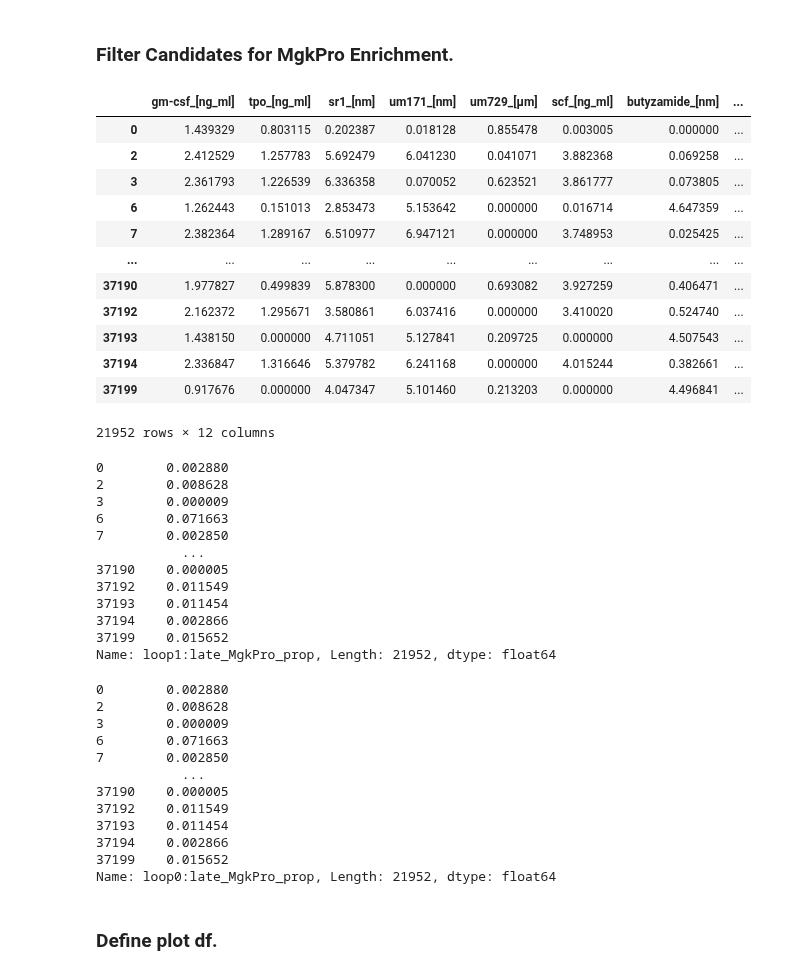
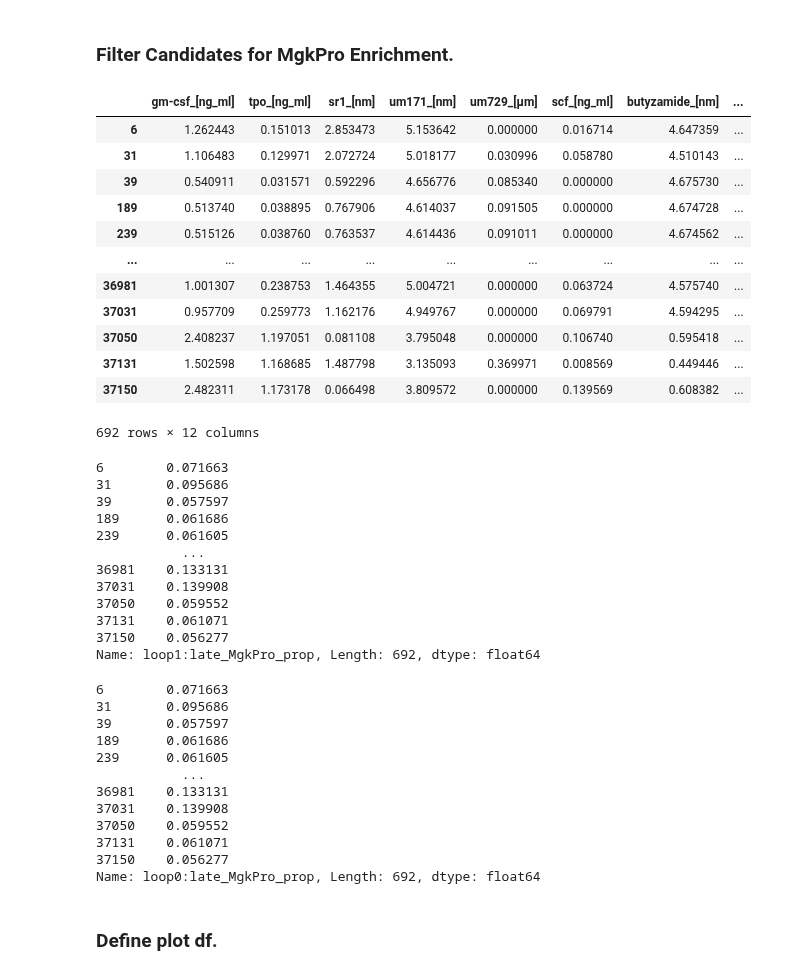
Before and after one commit to theislab/LabCompass-reproducibility, a Jupyter notebook: inverse/loss_guidance/notebooks/analyse_model_improvement/loop1_to_loop2.ipynb, the cells around one changed output. Saved outputs shown, nothing was run; the diff lists cells and outputs as text; code cells hidden in the pictures.

```diff
--- a/inverse/loss_guidance/notebooks/analyse_model_improvement/loop1_to_loop2.ipynb
+++ b/inverse/loss_guidance/notebooks/analyse_model_improvement/loop1_to_loop2.ipynb
@@ -263,67 +263,67 @@ print(f"\t\t\t--- Finished, Out of {n_all_solutions} there are {n_accepted_solut
 # %%
 # ---- Define target cell type ----
 target_ct = "late_MgkPro"
 target_ct_prop_col = f"{target_ct}_prop"
 
 # ---- Define filtering mask ----
 filtering_col = "passes_constraints:all"
 target_ct_col = "cfg:sampling:target_cell_type"
-# min_ct_prop = 0.05
-min_ct_prop = 0.00
+min_ct_prop = 0.05
+# min_ct_prop = 0.00
 passes_constraints_mask = candidates_df[filtering_col]
 is_target_ct_mask = candidates_df[target_ct_col] == target_ct
 is_enriched_mask = candidates_df[target_ct_prop_col] > min_ct_prop
 mask = passes_constraints_mask & is_target_ct_mask & is_enriched_mask
 
 # ---- Filter data and get concentrations ---
 filtered_candidates_df = candidates_df[mask]
 filtered_concs_orig = filtered_candidates_df[protocol_cols].astype(float)
 filtered_concs = pd.DataFrame(np.log1p(filtered_concs_orig.values), columns=filtered_concs_orig.columns, index=filtered_concs_orig.index)
 filtered_concs
 # %% [output]
 |  | gm-csf_[ng_ml] | tpo_[ng_ml] | sr1_[nm] | um171_[nm] | um729_[µm] | scf_[ng_ml] | butyzamide_[nm] | ... |
-| 0 | 1.439329 | 0.803115 | 0.202387 | 0.018128 | 0.855478 | 0.003005 | 0.000000 | ... |
-| 2 | 2.412529 | 1.257783 | 5.692479 | 6.041230 | 0.041071 | 3.882368 | 0.069258 | ... |
-| 3 | 2.361793 | 1.226539 | 6.336358 | 0.070052 | 0.623521 | 3.861777 | 0.073805 | ... |
 | 6 | 1.262443 | 0.151013 | 2.853473 | 5.153642 | 0.000000 | 0.016714 | 4.647359 | ... |
-| 7 | 2.382364 | 1.289167 | 6.510977 | 6.947121 | 0.000000 | 3.748953 | 0.025425 | ... |
+| 31 | 1.106483 | 0.129971 | 2.072724 | 5.018177 | 0.030996 | 0.058780 | 4.510143 | ... |
+| 39 | 0.540911 | 0.031571 | 0.592296 | 4.656776 | 0.085340 | 0.000000 | 4.675730 | ... |
+| 189 | 0.513740 | 0.038895 | 0.767906 | 4.614037 | 0.091505 | 0.000000 | 4.674728 | ... |
+| 239 | 0.515126 | 0.038760 | 0.763537 | 4.614436 | 0.091011 | 0.000000 | 4.674562 | ... |
 | ... | ... | ... | ... | ... | ... | ... | ... | ... |
-| 37190 | 1.977827 | 0.499839 | 5.878300 | 0.000000 | 0.693082 | 3.927259 | 0.406471 | ... |
-| 37192 | 2.162372 | 1.295671 | 3.580861 | 6.037416 | 0.000000 | 3.410020 | 0.524740 | ... |
-| 37193 | 1.438150 | 0.000000 | 4.711051 | 5.127841 | 0.209725 | 0.000000 | 4.507543 | ... |
-| 37194 | 2.336847 | 1.316646 | 5.379782 | 6.241168 | 0.000000 | 4.015244 | 0.382661 | ... |
-| 37199 | 0.917676 | 0.000000 | 4.047347 | 5.101460 | 0.213203 | 0.000000 | 4.496841 | ... |
+| 36981 | 1.001307 | 0.238753 | 1.464355 | 5.004721 | 0.000000 | 0.063724 | 4.575740 | ... |
+| 37031 | 0.957709 | 0.259773 | 1.162176 | 4.949767 | 0.000000 | 0.069791 | 4.594295 | ... |
+| 37050 | 2.408237 | 1.197051 | 0.081108 | 3.795048 | 0.000000 | 0.106740 | 0.595418 | ... |
+| 37131 | 1.502598 | 1.168685 | 1.487798 | 3.135093 | 0.369971 | 0.008569 | 0.449446 | ... |
+| 37150 | 2.482311 | 1.173178 | 0.066498 | 3.809572 | 0.000000 | 0.139569 | 0.608382 | ... |
-21952 rows × 12 columns
+692 rows × 12 columns
 # %%
 filtered_candidates_df["loop1:late_MgkPro_prop"]
 # %% [output]
-0        0.002880
-2        0.008628
-3        0.000009
 6        0.071663
-7        0.002850
+31       0.095686
+39       0.057597
+189      0.061686
+239      0.061605
            ...
-37190    0.000005
-37192    0.011549
-37193    0.011454
-37194    0.002866
-37199    0.015652
-Name: loop1:late_MgkPro_prop, Length: 21952, dtype: float64
+36981    0.133131
+37031    0.139908
+37050    0.059552
+37131    0.061071
+37150    0.056277
+Name: loop1:late_MgkPro_prop, Length: 692, dtype: float64
 # %%
 filtered_candidates_df["loop0:late_MgkPro_prop"]
 # %% [output]
-0        0.002880
-2        0.008628
-3        0.000009
 6        0.071663
-7        0.002850
+31       0.095686
+39       0.057597
+189      0.061686
+239      0.061605
            ...
-37190    0.000005
-37192    0.011549
-37193    0.011454
-37194    0.002866
-37199    0.015652
-Name: loop0:late_MgkPro_prop, Length: 21952, dtype: float64
+36981    0.133131
+37031    0.139908
+37050    0.059552
+37131    0.061071
+37150    0.056277
+Name: loop0:late_MgkPro_prop, Length: 692, dtype: float64
 # %% [markdown]
 ### Define plot df.
 # %%
```
Also changed, not shown: parts of 4 cells of this notebook, 2 other files.
